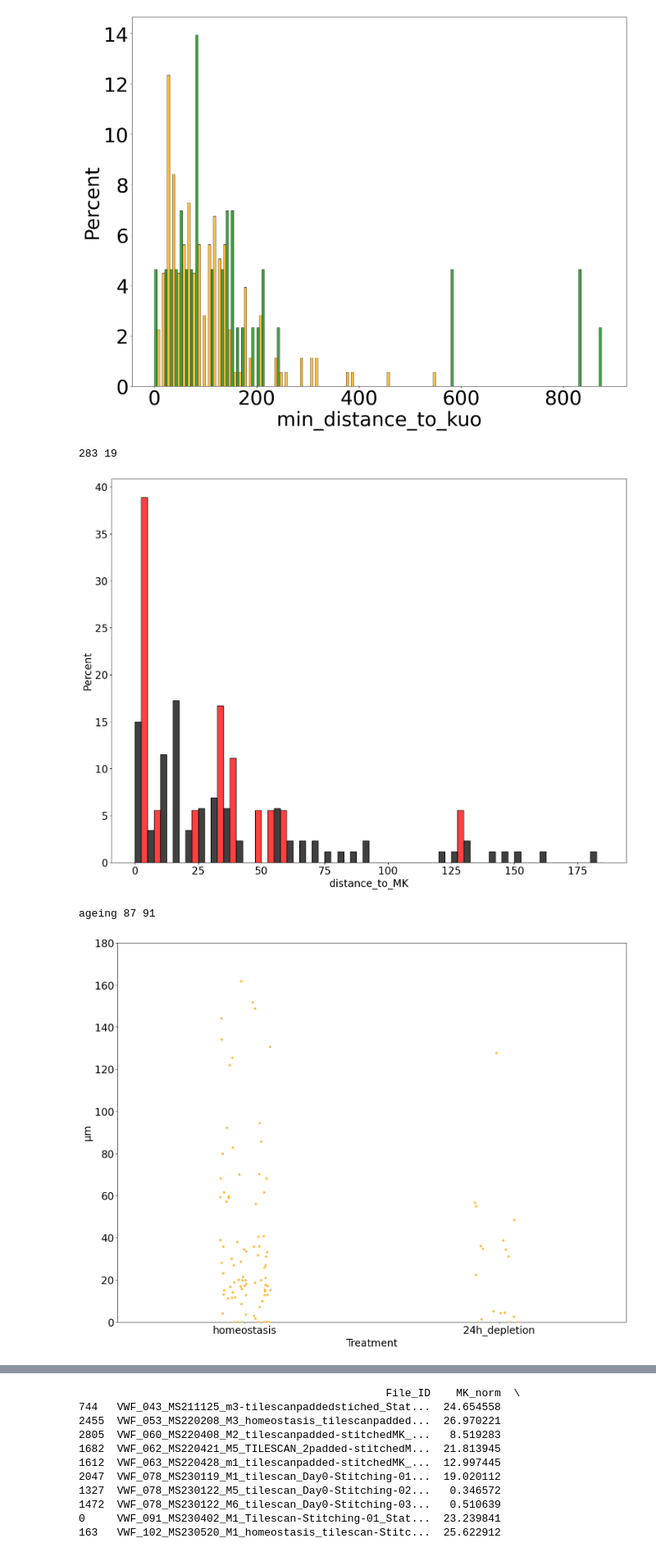
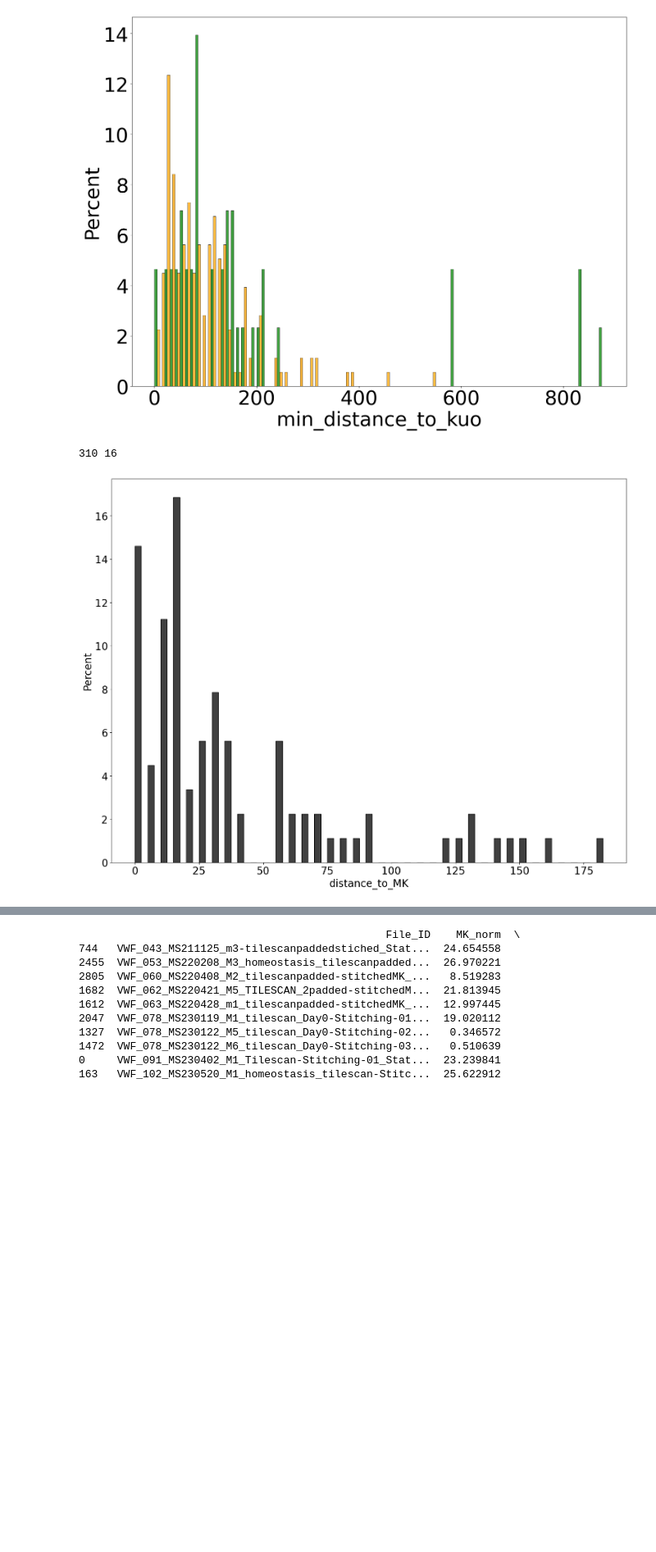
Before and after one commit to Mas515/Image_analysis, a Jupyter notebook: IVMtilescans_plot.ipynb, the cells around one changed output, grey strips where cells are left out. Shown at 82% size. Saved outputs shown, nothing was run; the diff lists cells and outputs as text; code cells hidden in the pictures; blank space fills up the shorter version.

```diff
--- a/IVMtilescans_plot.ipynb
+++ b/IVMtilescans_plot.ipynb
@@ -694,12 +718,13 @@ plt.rcParams["font.size"]=20
 
 # data=data[data['Treatment']=='homeostasis']
 # data=data[data['Treatment']!='homeostasis']
-# data=data[data['Treatment']!='24h_depletion']
-data=data[data['Treatment']!='ageing']
+data=data[data['Treatment']!='24h_depletion']
+# data=data[data['Treatment']!='ageing']
 # data=data[data['Treatment']=='ageing']
 # data=data[data['file_type']=='movie']
 data=data[data['file_type']=='tilescan']
-data=data[data['Hoxb5_status_corrected']!='Hoxb5_vwf']
+# data=data[data['Hoxb5_status_corrected']!='Hoxb5_vwf']
+# data=data[data['Hoxb5_status_corrected']=='Hoxb5_vwf']
 data=data[data['Time']==1]
 
 data['Final_Cell_ID']=data['file']+'_'+data['ID'].astype(str)
@@ -733,57 +758,64 @@ plt.show(g)
 # data.to_clipboard()
 
 ##getting numbers for the percentages
 # dx=data[data['Treatment']=='homeostasis']
 # # print('homeostasis', len(dx[dx['distance_to_MK']<20]), len(dx[dx['distance_to_MK']>20]))
 # print('homeostasis', len(dx[dx['distance_to_vessel']<10]), len(dx[dx['distance_to_vessel']>10]))
 # dx=data[data['Treatment']=='24h_depletion']
 # # print('24h_depletion', len(dx[dx['distance_to_MK']<20]), len(dx[dx['distance_to_MK']>20]))
 # print('24h_depletion', len(dx[dx['distance_to_vessel']<10]), len(dx[dx['distance_to_vessel']>10]))
 # dx=data[data['Treatment']=='ageing']
 # # data=data[data['Hoxb5_status_corrected']=='Hoxb5_vwf']
 # print('ageing', len(dx[dx['distance_to_MK']<20]), len(dx[dx['distance_to_MK']>20]))
 
 
-# ###getting numbers of mice used in each conditions
-# list=data['Group'].unique()
-# for i in list:
-#     dx=data[data['Group']==i]
-#     print(i, len(dx['Batch_ID'].unique()),dx['Batch_ID'].unique())
+###getting numbers of mice used in each conditions
+list=data['Group'].unique()
+for i in list:
+    dx=data[data['Group']==i]
+    # print(i, len(dx['Batch_ID'].unique()),dx['Batch_ID'].unique())
+    # print(i, len(dx['Final_Cell_ID'].unique()),dx['Final_Cell_ID'].unique())
+
+list=[]
+for i, newdf in data.groupby(['Batch_ID']):
+    newdf['sum_KuO']=newdf[newdf['Hoxb5_status_corrected']=='hoxb5'].shape[0]
+    newdf['sum_Vwf']=newdf[newdf['Hoxb5_status_corrected']=='Hoxb5_vwf'].shape[0]
+    list.append(newdf[['Batch_ID','sum_KuO','sum_Vwf','Treatment']].drop_duplicates())
+dx=pd.concat(list)
+dx.to_clipboard()
 
 # sns.histplot(data, x="distance_to_vessel", hue="Hoxb5_status_corrected", palette=['green','orange'], hue_order=('Hoxb5_vwf','hoxb5'), legend=False, binwidth=5, multiple="dodge")
 # sns.histplot(data, x="distance_to_vessel", hue="Treatment", palette=['green','black'], hue_order=('homeostasis','24h_depletion'), legend=False, binwidth=5, multiple="dodge")
 # g=(sns.stripplot(x=("Treatment"),hue='Hoxb5_status_corrected', y="distance_to_MK", data=data, dodge=True, color='black', alpha=0.3,  order=('homeostasis','24h_depletion')), sns.violinplot(x=("Treatment"), hue='Hoxb5_status_corrected', y="distance_to_MK", data=data, showfliers = False, palette=['green','orange'],  order=('homeostasis','24h_depletion')))
 # plt.legend(title='Cell type', loc='upper center', labels=['Hoxb5+Vwf+', 'Hoxb5+Vwf-'])
 # plt.legend([], [], frameon=False)
 # g[1].set(ylabel='distance to MK (µm)')
 # g[1].set(ylim=(0,180))
 # plt.show(g)
 
-g=sns.stripplot(x=("Treatment"), y="distance_to_MK", color=('orange'), data=data, dodge=True, alpha=0.7, order=('homeostasis','24h_depletion'))
-plt.legend([], [], frameon=False)
-g.set(ylabel='µm')
-g.set(ylim=(0,180))
-plt.show(g)
+# g=sns.stripplot(x=("Treatment"), y="distance_to_MK", color=('orange'), data=data, dodge=True, alpha=0.7, order=('homeostasis','24h_depletion'))
+# plt.legend([], [], frameon=False)
+# g.set(ylabel='µm')
+# g.set(ylim=(0,180))
+# plt.show(g)
 
-g=sns.stripplot(x=("Treatment"), y="distance_to_vessel",color='orange', data=data, dodge=True, alpha=0.7, order=('homeostasis','24h_depletion'))
-plt.legend([], [], frameon=False)
-g.set(ylabel='µm')
-g.set(ylim=(0,110))
-plt.show(g)
-# model = ols('distance_to_MK ~  C(Hoxb5_status_corrected) + C(Treatment)', data=data).fit()
-# sm.stats.anova_lm(model, typ=2)
-# # sm.stats.multicomp.pairwise_tukeyhsd(data['distance_to_MK'], data['Group'], alpha=0.05).summary()
+# g=sns.stripplot(x=("Treatment"), y="distance_to_vessel",color='orange', data=data, dodge=True, alpha=0.7, order=('homeostasis','24h_depletion'))
+# plt.legend([], [], frameon=False)
+# g.set(ylabel='µm')
+# g.set(ylim=(0,110))
+# plt.show(g)
+# # model = ols('distance_to_MK ~  C(Hoxb5_status_corrected) + C(Treatment)', data=data).fit()
+# # sm.stats.anova_lm(model, typ=2)
+# # # sm.stats.multicomp.pairwise_tukeyhsd(data['distance_to_MK'], data['Group'], alpha=0.05).summary()
 
-# # sns.histplot(data, x="distance_to_MK", hue="Hoxb5_status_corrected", palette=['green','orange'], hue_order=('Hoxb5_vwf','hoxb5'), legend=False, binwidth=10, multiple="dodge")
-# # data.to_csv('/Users/secchim/Documents/Experiments/distance analysis/plot.csv', index=False)
+# # # sns.histplot(data, x="distance_to_MK", hue="Hoxb5_status_corrected", palette=['green','orange'], hue_order=('Hoxb5_vwf','hoxb5'), legend=False, binwidth=10, multiple="dodge")
+# # # data.to_csv('/Users/secchim/Documents/Experiments/distance analysis/plot.csv', index=False)
 
 
 
-# model = ols('distance_to_vessel ~  C(Hoxb5_status_corrected) + C(Treatment)', data=data).fit()
-# sm.stats.anova_lm(model, typ=2)
-# # sm.stats.multicomp.pairwise_tukeyhsd(data['distance_to_vessel'], data['Group'], alpha=0.05).summary()
+# # model = ols('distance_to_vessel ~  C(Hoxb5_status_corrected) + C(Treatment)', data=data).fit()
+# # sm.stats.anova_lm(model, typ=2)
+# # # sm.stats.multicomp.pairwise_tukeyhsd(data['distance_to_vessel'], data['Group'], alpha=0.05).summary()
 # %% [output]
-283 19
+310 16
-[figure, old version]
+[figure, new version]
-ageing 87 91
-[figure, removed]
```
Also changed, not shown: parts of 26 cells of this notebook.
